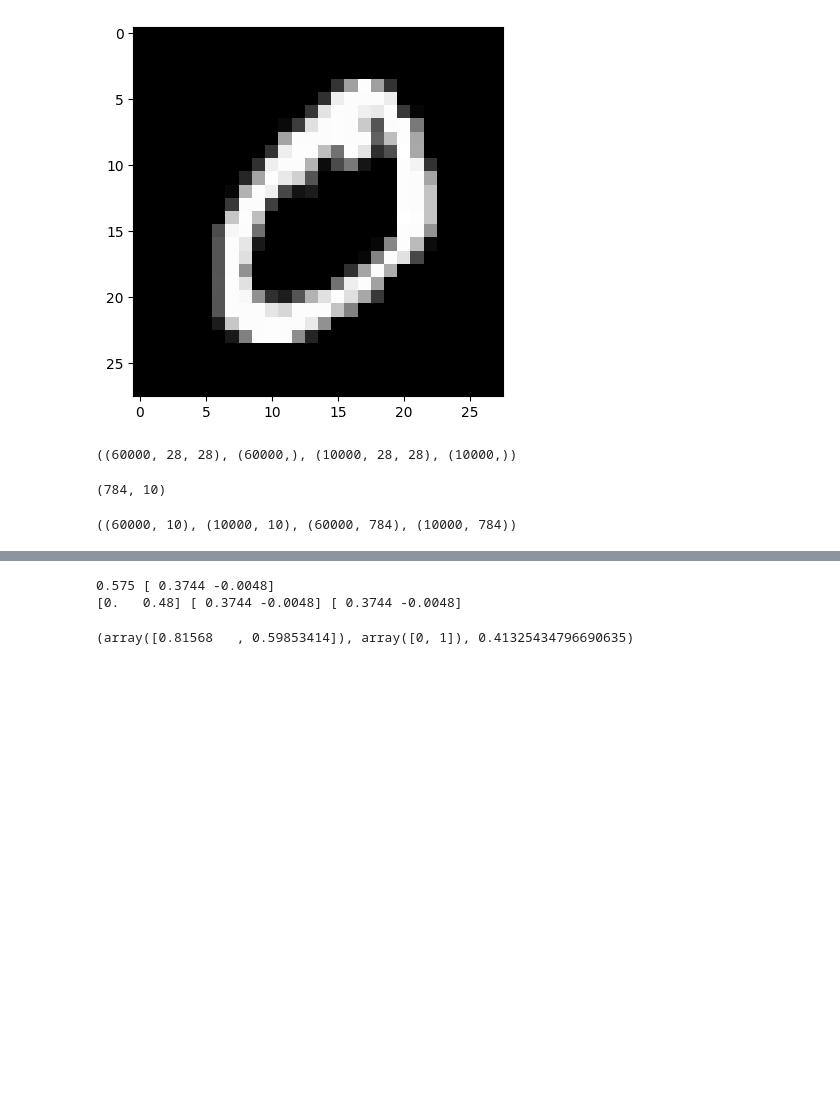
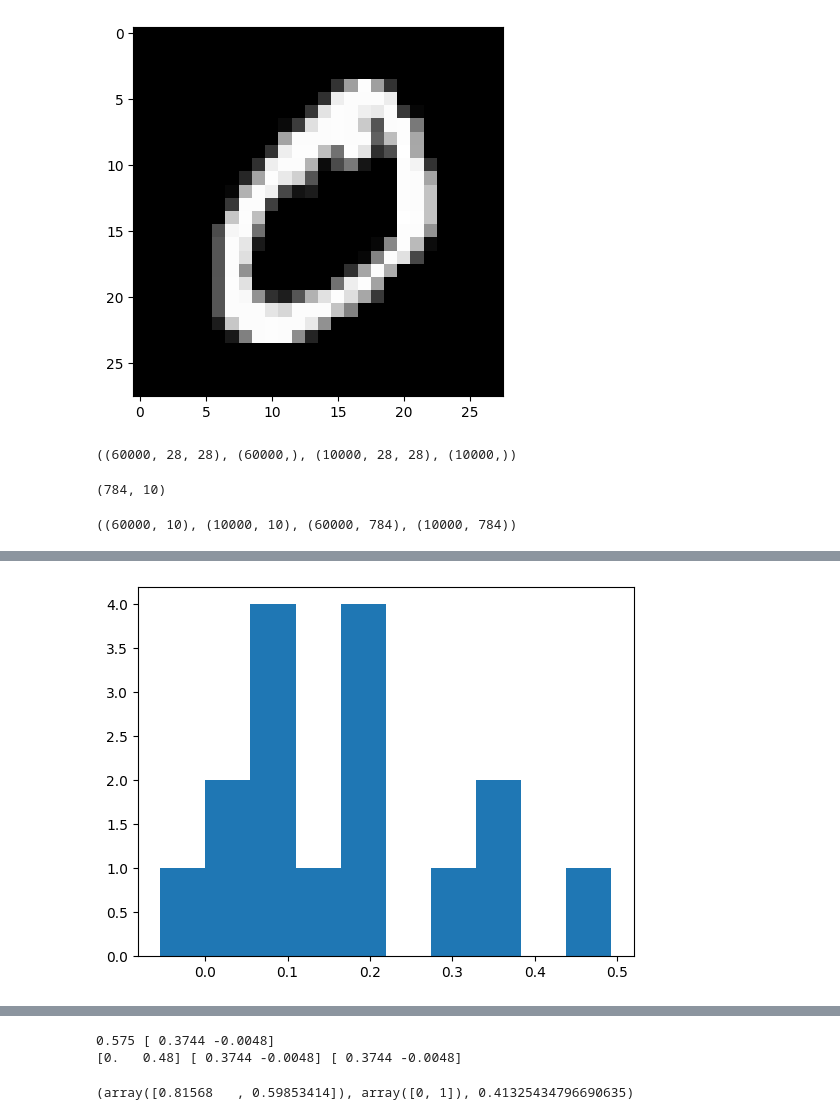
Before and after one commit to christiangroothuis/nn-from-scratch, a Jupyter notebook: nn.ipynb, the cells around one changed output, grey strips where cells are left out. Cells and saved outputs as stored; diff of their text form; code cells hidden in the pictures; blank space fills up the shorter version.

```diff
--- a/nn.ipynb
+++ b/nn.ipynb
@@ -182,15 +182,15 @@ class NN:
 
         d_z_3 = 2 * (a_3 - y) * ReLU_derivative(z_3)
         d_w_3 = 1 / m * d_z_3.T @ a_2
-        d_b_3 = 1 / m * np.sum(d_z_3)
+        d_b_3 = 1 / m * np.sum(d_z_3, axis=0)
 
         d_z_2 = self.layer_3_weights @ d_z_3.T * ReLU_derivative(z_2).T
         d_w_2 = 1 / m * d_z_2 @ a_1
-        d_b_2 = 1 / m * np.sum(d_z_2)
+        d_b_2 = 1 / m * np.sum(d_z_2, axis=1)
 
         d_z_1 = self.layer_2_weights @ d_z_2 * ReLU_derivative(z_1).T
         d_w_1 = 1 / m * d_z_1 @ X
-        d_b_1 = 1 / m * np.sum(d_z_1)
+        d_b_1 = 1 / m * np.sum(d_z_1, axis=1)
 
         self.layer_3_weights = self.layer_3_weights - learning_rate * d_w_3.T
         self.layer_3_biases = self.layer_3_biases - learning_rate * d_b_3
@@ -208,7 +208,7 @@ output = nn.forward(train_X[0])
 nn.SGD(
     list(zip(train_X, train_y)),
     test_data=list(zip(test_X, test_y)),
-    learning_rate=0.01,
+    learning_rate=0.1,
     epochs=10,
 )
 # %% [output]
@@ -225,3 +225,8 @@ Epoch: 9, testing accuracy: 94.34%
+# %%
+plt.hist(nn.layer_1_biases)
+plt.show()
+# %% [output]
+[figure, added]
 # %%
 def softmax(x):
     e_x = np.exp(x - np.max(x))
```
Also changed, not shown: parts of 4 cells of this notebook.
